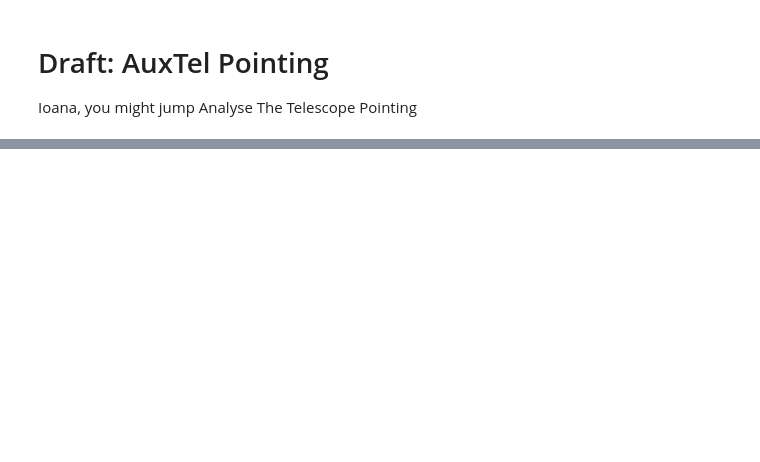
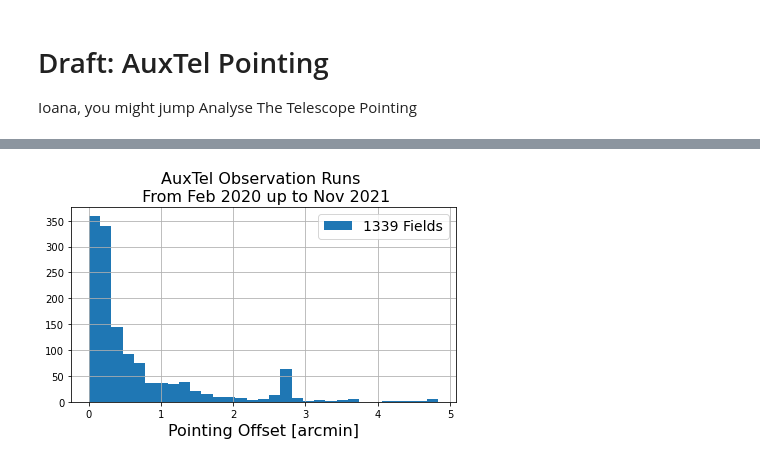
Before and after one commit to estevesjh/ComScratchStuff, a Jupyter notebook: AuxTel/pointingTracking/draft-auxTelPointing.ipynb, the cells around one changed output, grey strips where cells are left out. Cells and saved outputs as stored; diff of their text form; code cells hidden in the pictures; blank space fills up the shorter version.

```diff
--- a/AuxTel/pointingTracking/draft-auxTelPointing.ipynb
+++ b/AuxTel/pointingTracking/draft-auxTelPointing.ipynb
@@ -268,0 +156,9 @@ _ = df.hist(figsize=(12,10))
+# %%
+df1['PNT_OFFSET'].hist(bins=31,label=f'{len(df1)} Fields')
+plt.xlabel('Pointing Offset [arcmin]',fontsize=16)
+plt.legend(fontsize=14)
+plt.title(f'AuxTel Observation Runs \n From Feb 2020 up to Nov 2021',fontsize=16)
+plt.tight_layout()
+plt.savefig(f'figures/pointing_offset_distribution_{date}.png',facecolor='w',transparent=False,dpi=100)
+# %% [output]
+[figure, added]
```
Also changed, not shown: parts of 49 cells of this notebook, 4 other files.
